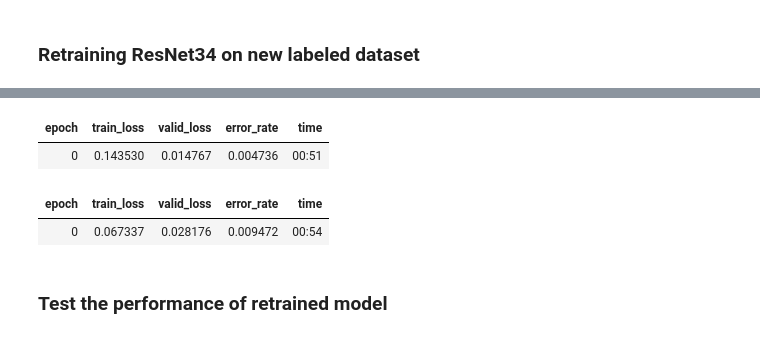
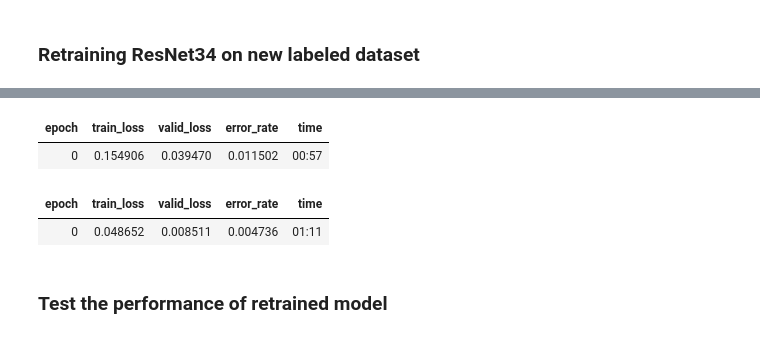
Before and after one commit to davay/data5100, a Jupyter notebook: classifier.ipynb, the cells around one changed output, grey strips where cells are left out. Saved outputs shown, nothing was run; the diff lists cells and outputs as text; code cells hidden in the pictures.

```diff
--- a/classifier.ipynb
+++ b/classifier.ipynb
@@ -30,6 +29,6 @@ dls.show_batch()
 # %% [markdown]
 ### Retraining ResNet34 on new labeled dataset
 # %%
-learn = vision_learner(dls, resnet34, metrics=error_rate)
+learn = vision_learner(dls, resnet50, metrics=error_rate)
 learn.fine_tune(1)
 # %% [output]
@@ -36,7 +36,7 @@ learn.fine_tune(1)
 | epoch | train_loss | valid_loss | error_rate | time |
-| 0 | 0.143530 | 0.014767 | 0.004736 | 00:51 |
+| 0 | 0.154906 | 0.039470 | 0.011502 | 00:57 |
 | epoch | train_loss | valid_loss | error_rate | time |
-| 0 | 0.067337 | 0.028176 | 0.009472 | 00:54 |
+| 0 | 0.048652 | 0.008511 | 0.004736 | 01:11 |
 # %% [markdown]
 ### Test the performance of retrained model
 # %%
```
Also changed, not shown: parts of 7 cells of this notebook.
